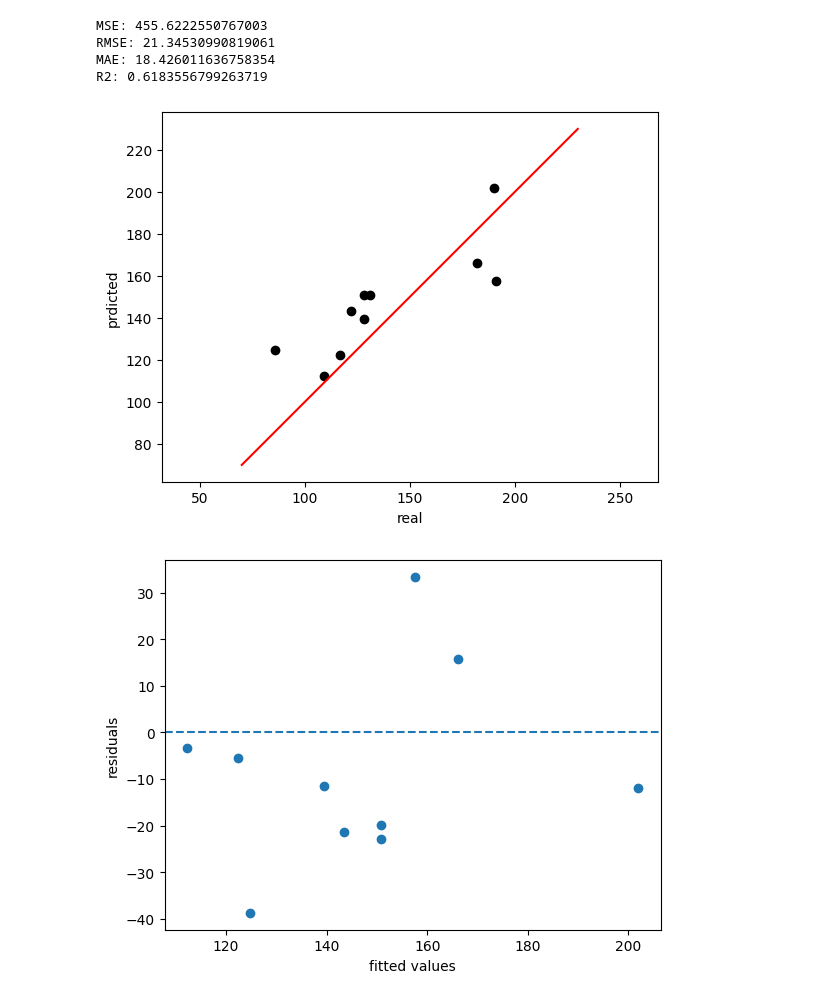
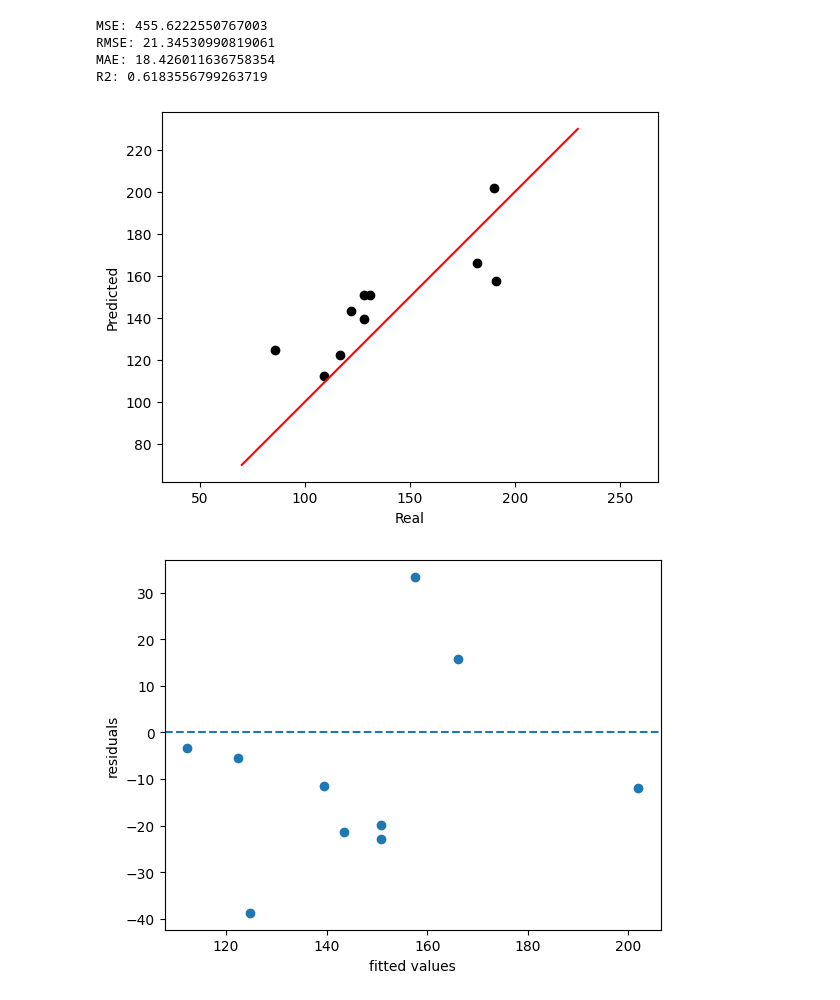
Before and after one commit to IrVallejo/linear_regression, a Jupyter notebook: 01_skin_cancer.ipynb, the cells around one changed output. Drawn from its saved outputs; the diff is of its cells as text; code cells hidden in the pictures.

```diff
--- a/01_skin_cancer.ipynb
+++ b/01_skin_cancer.ipynb
@@ -181,13 +180,13 @@ RMSE: 21.34530990819061
 MAE: 18.426011636758354
 R2: 0.6183556799263719
 # %%
-plt.scatter(x= y_test, y = y_pred, c= "k" )
-plt.plot([70,230],[70,230], c="r")
-plt.axis("equal")
-plt.xlabel("real")
-plt.ylabel("prdicted")
+plt.scatter(x= y_test, y= y_pred, c='k')
+plt.plot([70,230], [70,230], c='r')
+plt.axis('equal')
+plt.xlabel('Real')
+plt.ylabel('Predicted')
 plt.show()
 # %% [output]
-[figure, old version]
+[figure, new version]
 # %%
 resid = y_test - y_pred
```
Also changed, not shown: parts of 22 cells of this notebook, 6 other files.
